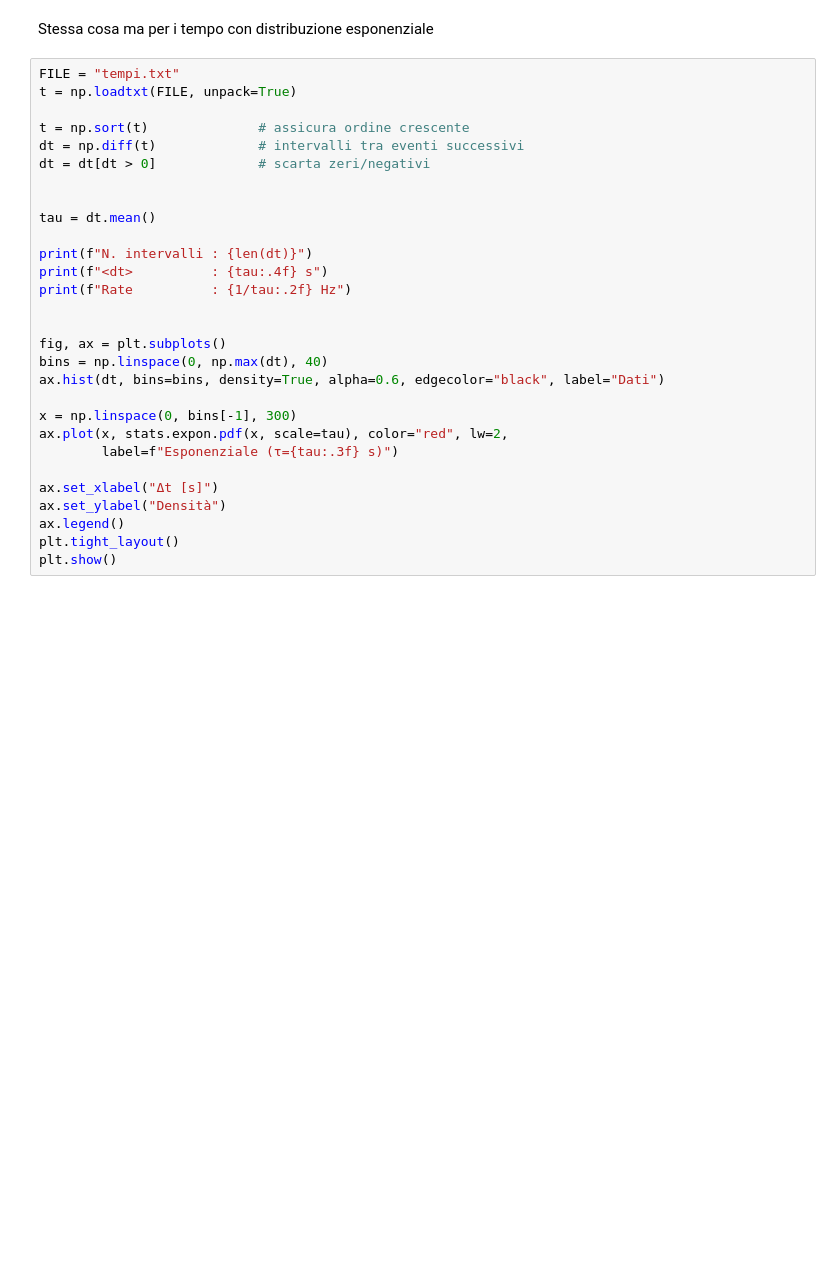
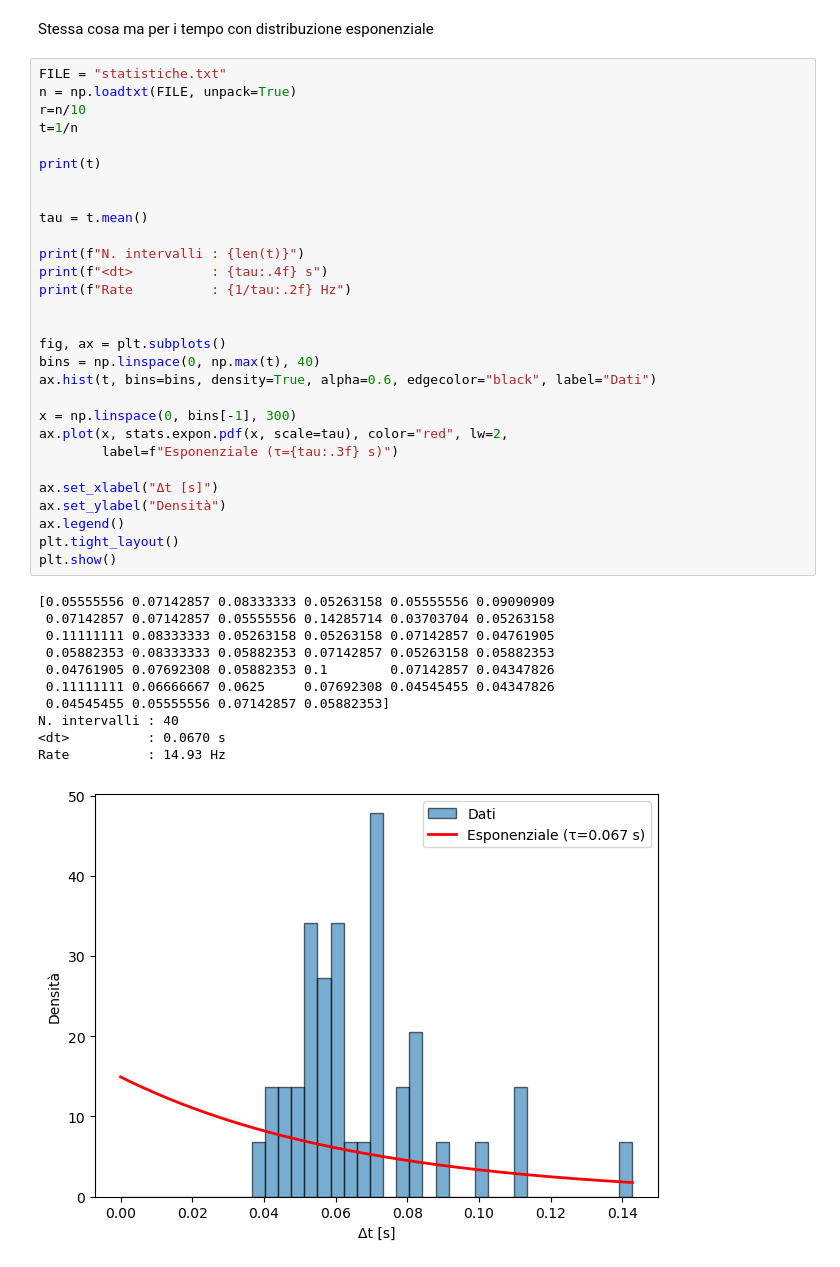
Before and after one commit to sofiamanzini/esperienza-preliminare, a Jupyter notebook: codice.ipynb, the cells around one changed output. Drawn from its saved outputs; the diff is of its cells as text; blank space fills up the shorter version.

```diff
--- a/codice.ipynb
+++ b/codice.ipynb
@@ -123,31 +140,43 @@ plt.show()
 # %% [markdown]
 Stessa cosa ma per i tempo con distribuzione esponenziale
 # %%
-FILE = "tempi.txt"
-t = np.loadtxt(FILE, unpack=True)
+FILE = "statistiche.txt"
+n = np.loadtxt(FILE, unpack=True)
+r=n/10
+t=1/n
 
-t = np.sort(t)              # assicura ordine crescente
-dt = np.diff(t)             # intervalli tra eventi successivi
-dt = dt[dt > 0]             # scarta zeri/negativi
+print(t)
 
 
-tau = dt.mean()
+tau = t.mean()
 
-print(f"N. intervalli : {len(dt)}")
+print(f"N. intervalli : {len(t)}")
 print(f"<dt>          : {tau:.4f} s")
 print(f"Rate          : {1/tau:.2f} Hz")
 
 
 fig, ax = plt.subplots()
-bins = np.linspace(0, np.max(dt), 40)
-ax.hist(dt, bins=bins, density=True, alpha=0.6, edgecolor="black", label="Dati")
+bins = np.linspace(0, np.max(t), 40)
+ax.hist(t, bins=bins, density=True, alpha=0.6, edgecolor="black", label="Dati")
 
 x = np.linspace(0, bins[-1], 300)
 ax.plot(x, stats.expon.pdf(x, scale=tau), color="red", lw=2,
         label=f"Esponenziale (τ={tau:.3f} s)")
 
 ax.set_xlabel("Δt [s]")
 ax.set_ylabel("Densità")
 ax.legend()
 plt.tight_layout()
 plt.show()
+# %% [output]
+[0.05555556 0.07142857 0.08333333 0.05263158 0.05555556 0.09090909
+ 0.07142857 0.07142857 0.05555556 0.14285714 0.03703704 0.05263158
+ 0.11111111 0.08333333 0.05263158 0.05263158 0.07142857 0.04761905
+ 0.05882353 0.08333333 0.05882353 0.07142857 0.05263158 0.05882353
+ 0.04761905 0.07692308 0.05882353 0.1        0.07142857 0.04347826
+ 0.11111111 0.06666667 0.0625     0.07692308 0.04545455 0.04347826
+ 0.04545455 0.05555556 0.07142857 0.05882353]
+N. intervalli : 40
+<dt>          : 0.0670 s
+Rate          : 14.93 Hz
+[figure, added]
```
Also changed, not shown: parts of 7 cells of this notebook, 15 other files.
